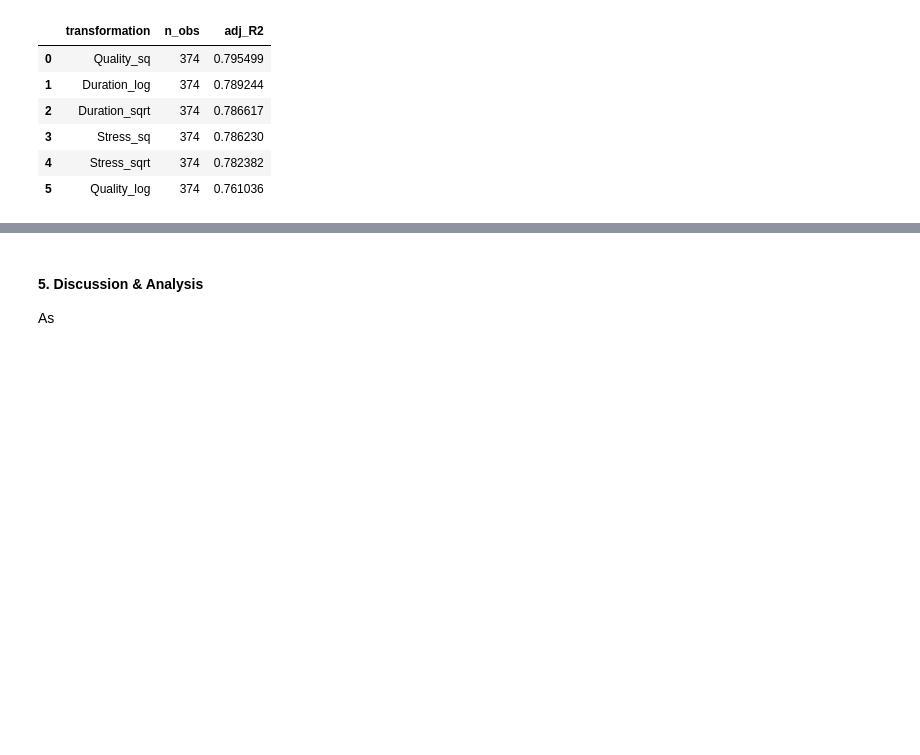
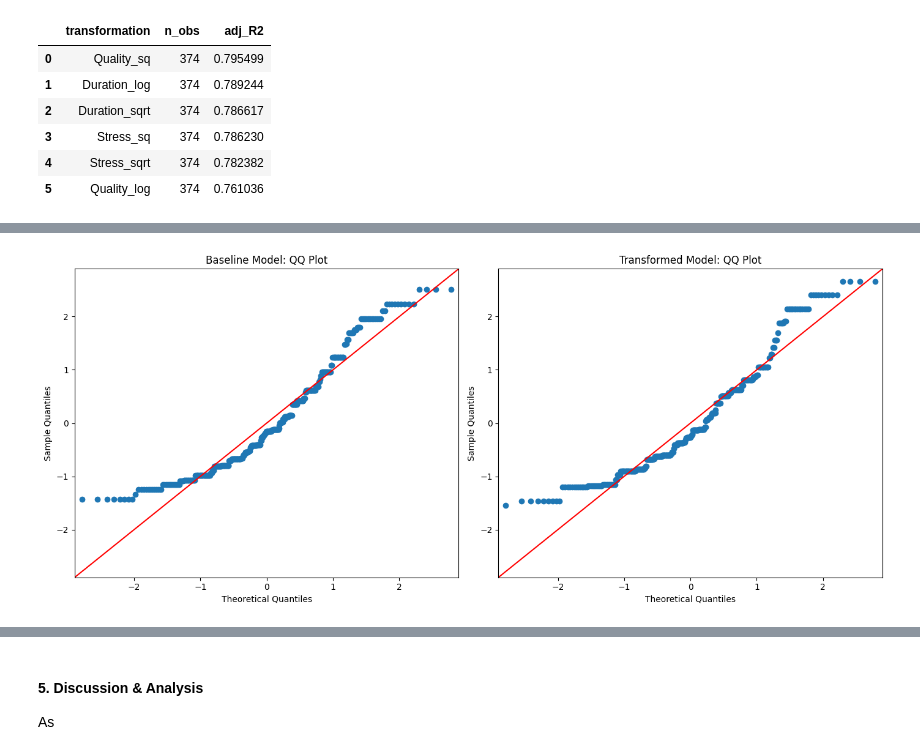
Before and after one commit to RaihanArvi/Math_360_Assignment_3, a Jupyter notebook: assignment3.ipynb, the cells around one changed output, grey strips where cells are left out. Drawn from its saved outputs; the diff is of its cells as text; code cells hidden in the pictures; blank space fills up the shorter version.

```diff
--- a/assignment3.ipynb
+++ b/assignment3.ipynb
@@ -80,5 +79,0 @@ plt.show()
-# %%
-X = sm.add_constant(df[['Physical_Activity','Stress','Quality']])
-Y = df['Duration']
-model = sm.OLS(Y, X).fit()
-print(model.summary())
@@ -192,0 +261,17 @@ Adjusted R^2: 0.79715
+# %%
+fig, axes = plt.subplots(1, 2, figsize=(14,6))
+
+# baseline
+ax0 = axes[0]
+sm.qqplot(model_baseline.resid, line='45', fit=True, ax=ax0)
+ax0.set_title("Baseline Model: QQ Plot")
+
+# transformed
+ax1 = axes[1]
+sm.qqplot(model_trans.resid, line='45', fit=True, ax=ax1)
+ax1.set_title("Transformed Model: QQ Plot")
+
+plt.tight_layout()
+plt.show()
+# %% [output]
+[figure, added]
```
Also changed, not shown: parts of 11 cells of this notebook.
